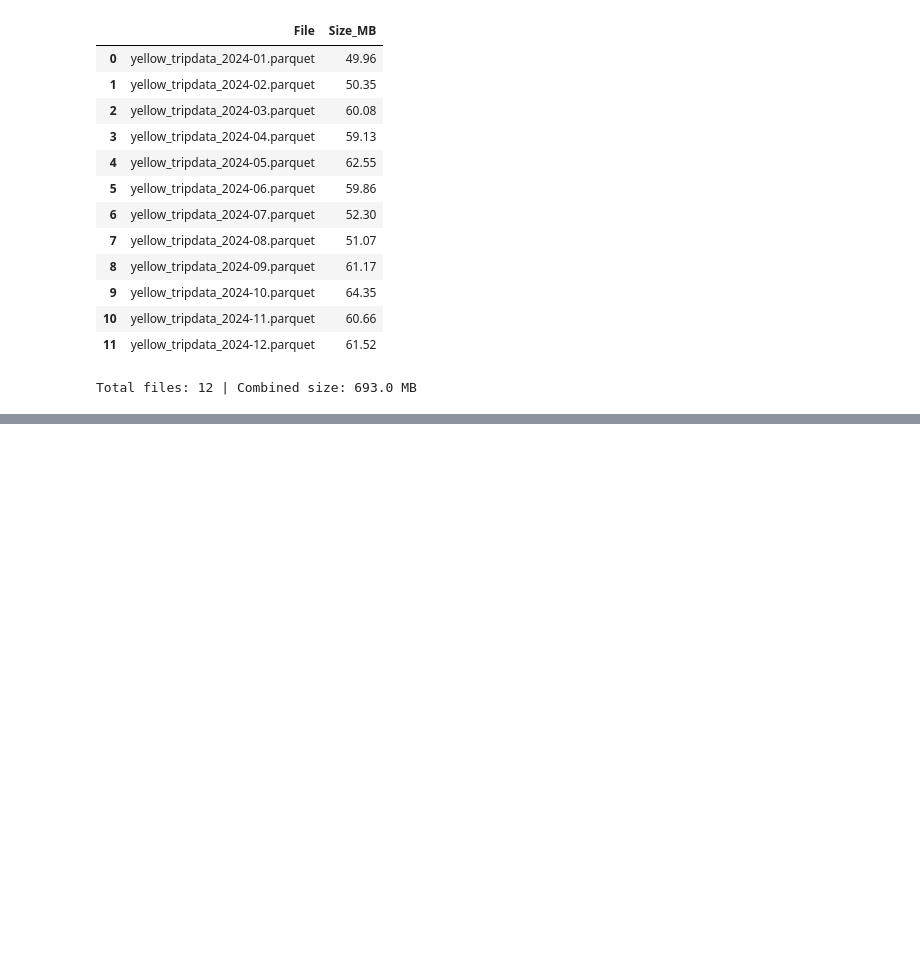
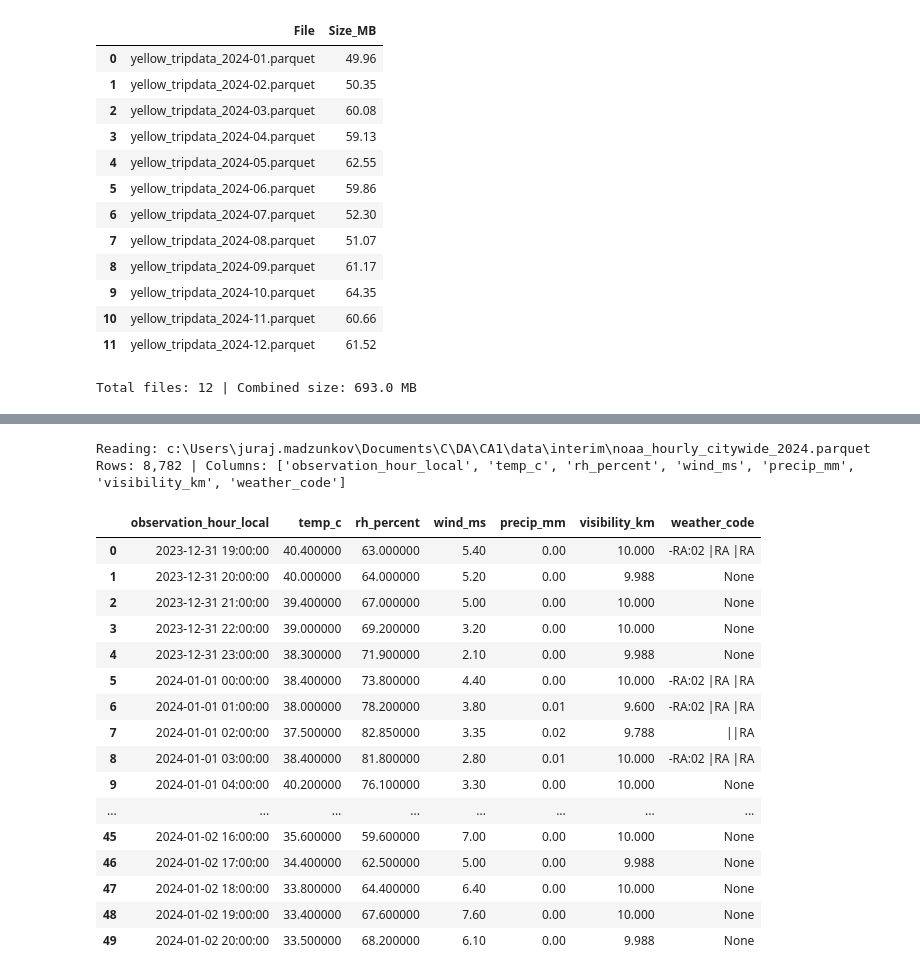
Before and after one commit to MadAreYou/Data_Analysis-NY_Tips_vs_Trips, a Jupyter notebook: notebooks/01_ingest_explore.ipynb, the cells around one changed output, grey strips where cells are left out. Drawn from its saved outputs; the diff is of its cells as text; code cells hidden in the pictures; blank space fills up the shorter version.

Commit message:
Completed NOAA 2024 aggregation and city-wide hourly file creation

```diff
--- a/notebooks/01_ingest_explore.ipynb
+++ b/notebooks/01_ingest_explore.ipynb
@@ -132,0 +720,30 @@ Total files: 12 | Combined size: 693.0 MB
+# %%
+# Peek: first 50 rows from merged parquet
+import os, pandas as pd
+from IPython.display import display
+
+local_pq = os.path.abspath(os.path.join("..", "data", "interim", "noaa_hourly_citywide_2024.parquet"))
+print(f"Reading: {local_pq}")
+df_peek = pd.read_parquet(local_pq, engine="pyarrow")
+print(f"Rows: {len(df_peek):,} | Columns: {list(df_peek.columns)}")
+display(df_peek.head(50))
+# %% [output]
+Reading: c:\Users\juraj.madzunkov\Documents\C\DA\CA1\data\interim\noaa_hourly_citywide_2024.parquet
+Rows: 8,782 | Columns: ['observation_hour_local', 'temp_c', 'rh_percent', 'wind_ms', 'precip_mm', 'visibility_km', 'weather_code']
+|  | observation_hour_local | temp_c | rh_percent | wind_ms | precip_mm | visibility_km | weather_code |
+| 0 | 2023-12-31 19:00:00 | 40.400000 | 63.000000 | 5.40 | 0.00 | 10.000 | -RA:02 |RA |RA |
+| 1 | 2023-12-31 20:00:00 | 40.000000 | 64.000000 | 5.20 | 0.00 | 9.988 | None |
+| 2 | 2023-12-31 21:00:00 | 39.400000 | 67.000000 | 5.00 | 0.00 | 10.000 | None |
+| 3 | 2023-12-31 22:00:00 | 39.000000 | 69.200000 | 3.20 | 0.00 | 10.000 | None |
+| 4 | 2023-12-31 23:00:00 | 38.300000 | 71.900000 | 2.10 | 0.00 | 9.988 | None |
+| 5 | 2024-01-01 00:00:00 | 38.400000 | 73.800000 | 4.40 | 0.00 | 10.000 | -RA:02 |RA |RA |
+| 6 | 2024-01-01 01:00:00 | 38.000000 | 78.200000 | 3.80 | 0.01 | 9.600 | -RA:02 |RA |RA |
+| 7 | 2024-01-01 02:00:00 | 37.500000 | 82.850000 | 3.35 | 0.02 | 9.788 | ||RA |
+| 8 | 2024-01-01 03:00:00 | 38.400000 | 81.800000 | 2.80 | 0.01 | 10.000 | -RA:02 |RA |RA |
+| 9 | 2024-01-01 04:00:00 | 40.200000 | 76.100000 | 3.30 | 0.00 | 10.000 | None |
+| ... | ... | ... | ... | ... | ... | ... | ... |
+| 45 | 2024-01-02 16:00:00 | 35.600000 | 59.600000 | 7.00 | 0.00 | 10.000 | None |
+| 46 | 2024-01-02 17:00:00 | 34.400000 | 62.500000 | 5.00 | 0.00 | 9.988 | None |
+| 47 | 2024-01-02 18:00:00 | 33.800000 | 64.400000 | 6.40 | 0.00 | 10.000 | None |
+| 48 | 2024-01-02 19:00:00 | 33.400000 | 67.600000 | 7.60 | 0.00 | 10.000 | None |
+| 49 | 2024-01-02 20:00:00 | 33.500000 | 68.200000 | 6.10 | 0.00 | 9.988 | None |
```
Also changed, not shown: parts of 14 cells of this notebook, 1 other file.
